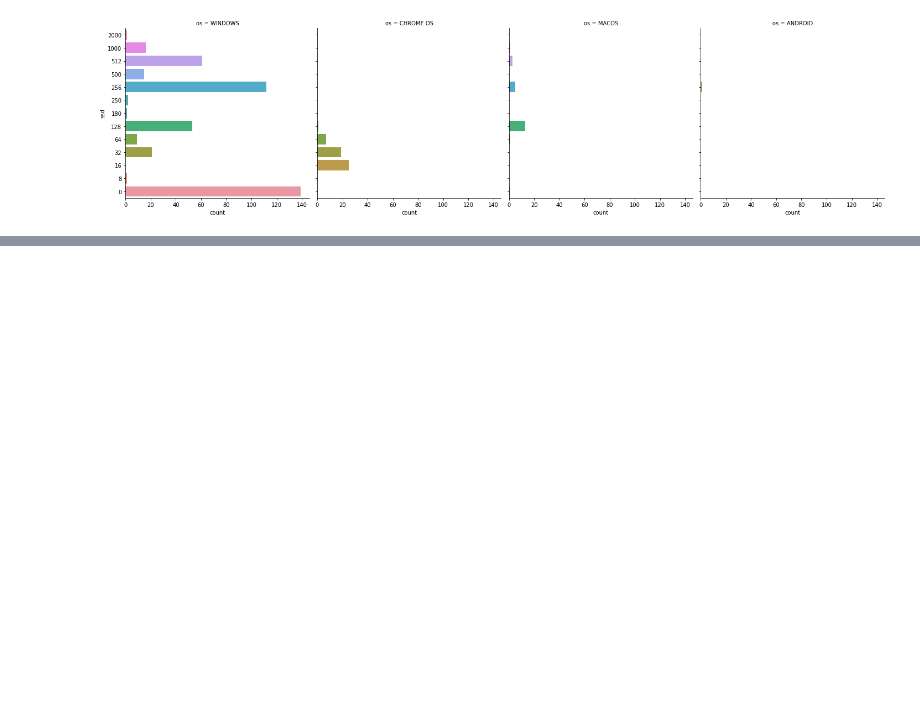
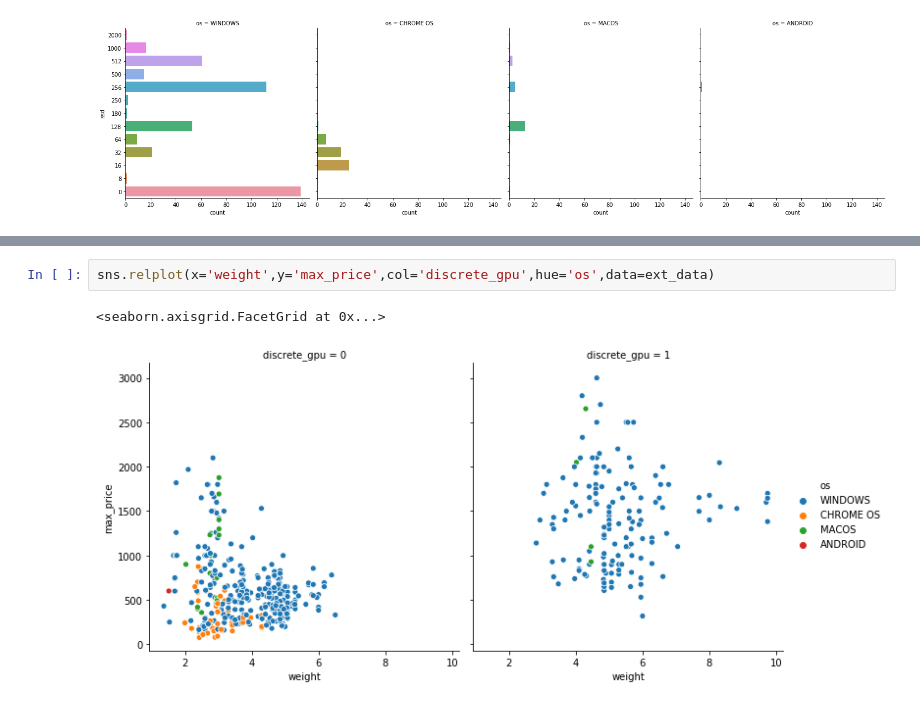
Before and after one commit to bvdabjorn/adana123, a Jupyter notebook: Data_Exploration.ipynb, the cells around one changed output, grey strips where cells are left out. Saved outputs shown, nothing was run; the diff lists cells and outputs as text; blank space fills up the shorter version.

```diff
--- a/Data_Exploration.ipynb
+++ b/Data_Exploration.ipynb
@@ -180,0 +186,5 @@ sns.catplot(y='ssd', col='os', data=ext_data, kind='count')
+# %%
+sns.relplot(x='weight',y='max_price',col='discrete_gpu',hue='os',data=ext_data)
+# %% [output]
+<seaborn.axisgrid.FacetGrid at 0x...>
+[figure, added]
```
Also changed, not shown: parts of 9 cells of this notebook.
